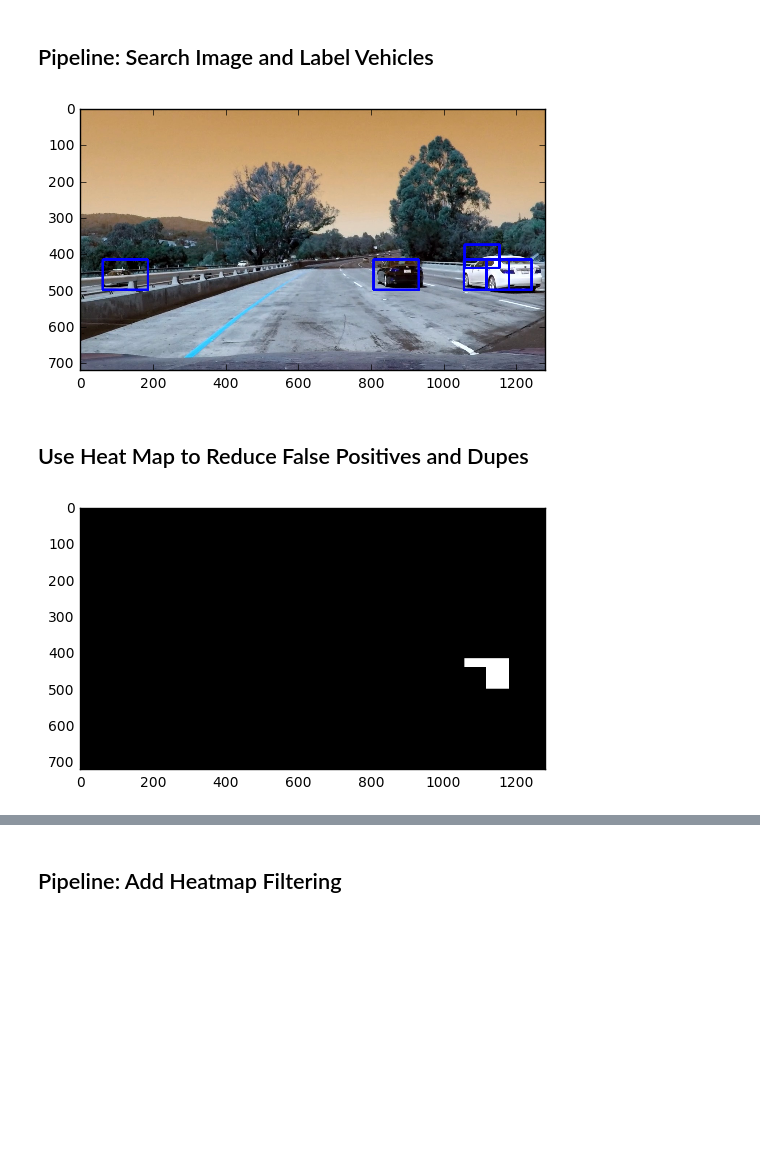
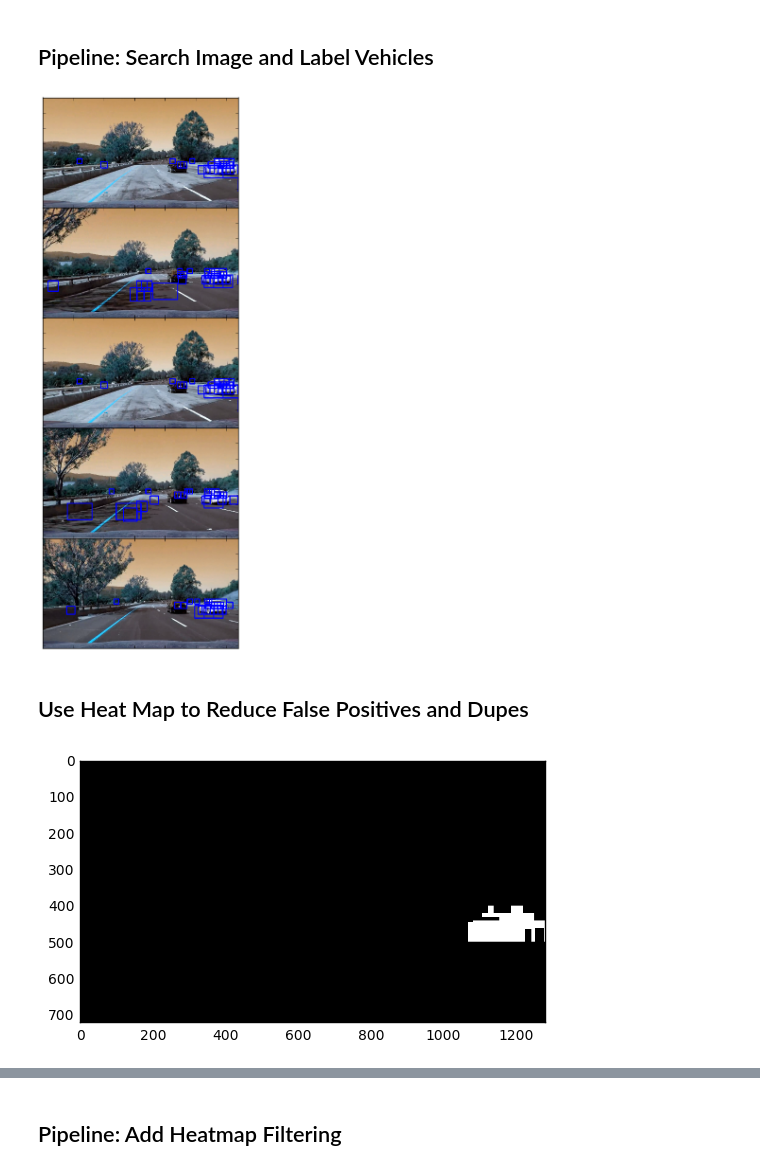
Before and after one commit to ckirksey3/vehicle-detection-with-svm, a Jupyter notebook: P1.ipynb, the cells around one changed output, grey strips where cells are left out. Saved outputs shown, nothing was run; the diff lists cells and outputs as text; code cells hidden in the pictures; blank space fills up the shorter version.

Commit message:
use multiple window scales, adjust threshold, and filter out small car frames to get accurate output on test video

```diff
--- a/P1.ipynb
+++ b/P1.ipynb
@@ -39,7 +39,7 @@ hist_bins = 16    # Number of histogram bins
 spatial_feat = True # Spatial features on or off
 hist_feat = True # Histogram features on or off
 hog_feat = True # HOG features on or off
-y_start_stop = [375, 700] # Min and max in y to search in slide_window()
+y_start_stop = [400, 650] # Min and max in y to search in slide_window()
 # %% [markdown]
 ## HOG, Spatial, and Color Features
 # %%
@@ -206,13 +206,18 @@ def test_image_function(processing_function):
 # %% [markdown]
 ## Sliding Window to Find Cars
 # %%
+def slide_window(img, x_start_stop=[None, None], y_start_stop=[None, None]):
+    windows_a = slide_window_helper(img, x_start_stop, y_start_stop, window_size=[96, 64])
+    windows_b = slide_window_helper(img, x_start_stop, y_start_stop, window_size=[32, 32])
+    return windows_a + windows_b
+
 # Define a function that takes an image,
 # start and stop positions in both x and y,
 # window size (x and y dimensions),
 # and overlap fraction (for both x and y)
-def slide_window(img, x_start_stop=[None, None], y_start_stop=[None, None]):
-    window_size_x = 96
-    window_size_y = 64
+def slide_window_helper(img, x_start_stop=[None, None], y_start_stop=[None, None], window_size=[96, 64]):
+    window_size_x = window_size[0]
+    window_size_y = window_size[1]
     xy_overlap=(0.5, 0.5)
     # If x and/or y start/stop positions not defined, set to image size
     if x_start_stop[0] == None:
@@ -404,24 +409,29 @@ Test Accuracy of SVC on video data =  0.4628
 # %%
 def label_vehicles(image, X_scaler):
     draw_image = np.copy(image)
     windows = slide_window(image, x_start_stop=[None, None], y_start_stop=y_start_stop)
     hot_windows = search_windows(image, windows, svc, X_scaler, color_space=color_space,
                             spatial_size=spatial_size, hist_bins=hist_bins,
                             orient=orient, pix_per_cell=pix_per_cell,
                             cell_per_block=cell_per_block,
                             hog_channel=hog_channel, spatial_feat=spatial_feat,
                             hist_feat=hist_feat, hog_feat=hog_feat)
 
     window_img = draw_boxes(draw_image, hot_windows, color=(0, 0, 255), thick=6)
     return window_img
 
-image = cv2.imread('test_images/test1.jpg')
-# feature_image = cv2.cvtColor(feature_image, cv2.COLOR_BGR2RGB)
-window_img = label_vehicles(image, X_scaler)
-plt.imshow(window_img)
+f, axarr = plt.subplots(5, 1, figsize=(30, 15))
+for i in range(0,5):
+    index = random.randint(1, 36)
+    img = cv2.imread('video_frames/frame' + str(index) + '.jpg')
+    img_with_label = label_vehicles(img, X_scaler)
+    axarr[i].imshow(img_with_label)
+plt.setp([a.get_xticklabels() for a in axarr[:]], visible=False)
+plt.setp([a.get_yticklabels() for a in axarr[:]], visible=False)
+f.subplots_adjust(hspace=0)
 plt.show()
 # %% [output]
-[figure, old version]
+[figure, new version]
 # %% [markdown]
 ## Use Heat Map to Reduce False Positives and Dupes
 # %%
@@ -460,7 +470,7 @@ labels = label(heatmap)
 plt.imshow(labels[0], cmap='gray')
 plt.show()
 # %% [output]
-[figure, old version]
+[figure, new version]
 # %%
 def draw_labeled_bboxes(img, labels):
     # Iterate through all detected cars
```
Also changed, not shown: parts of 4 cells of this notebook.
